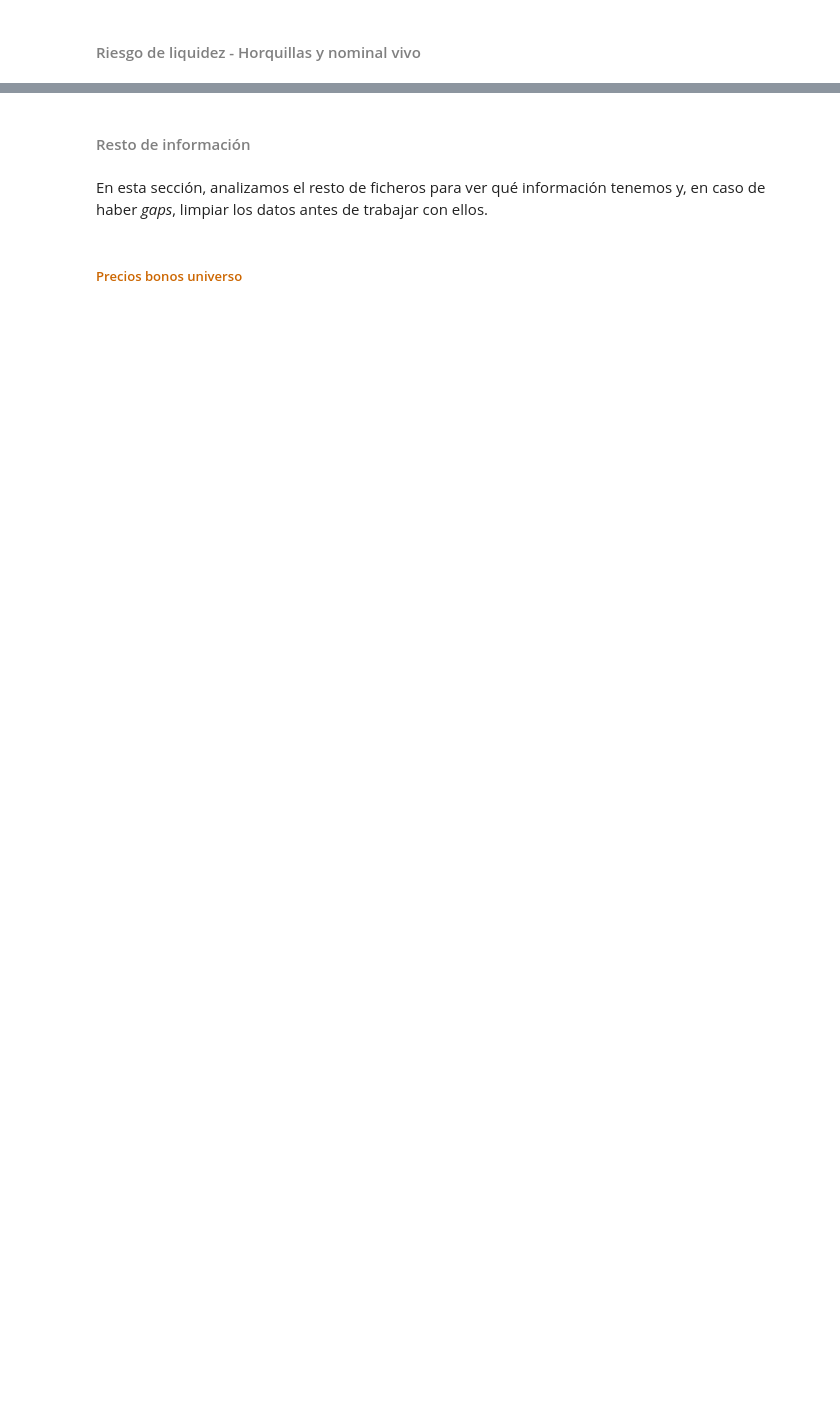
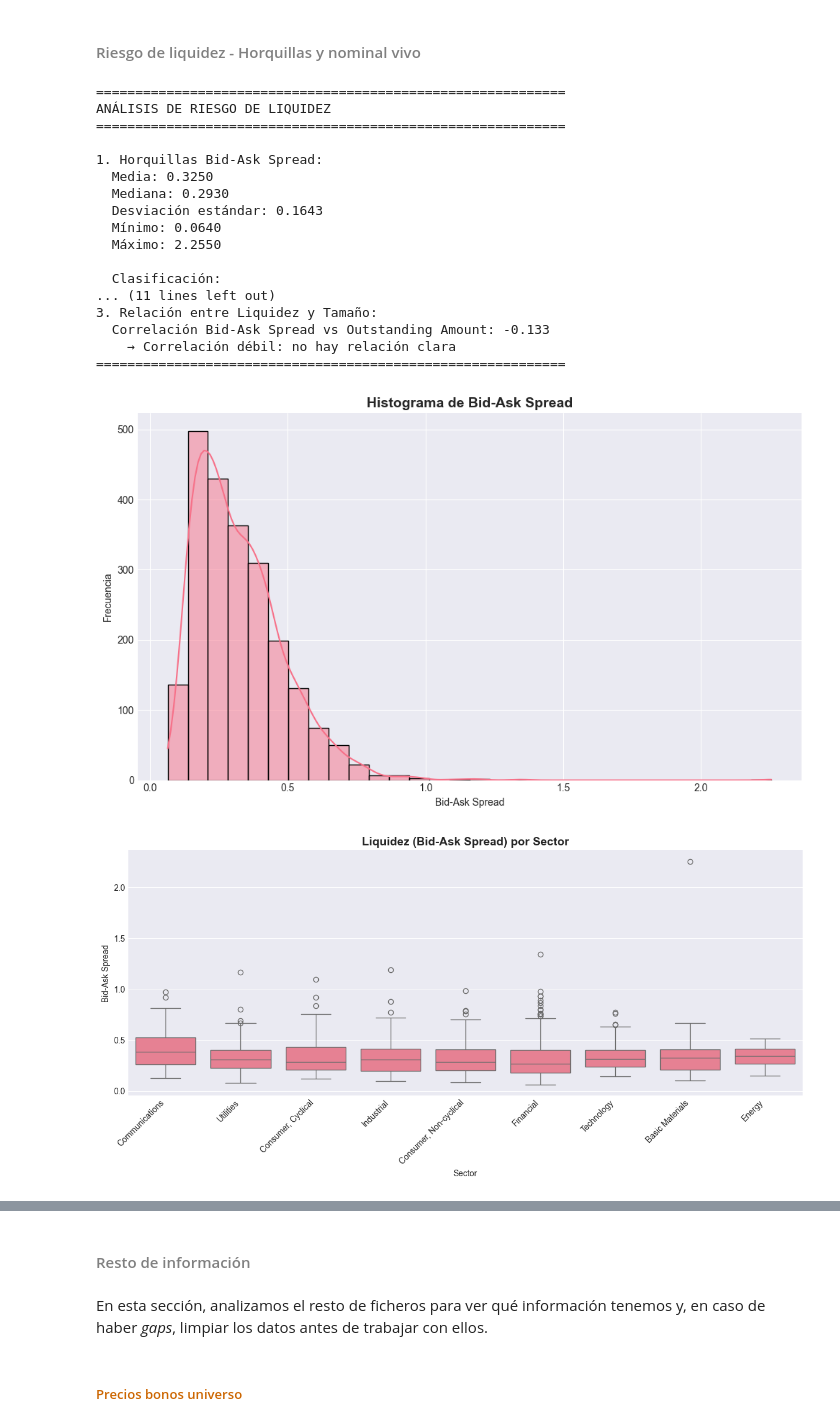
Before and after one commit to ALBERELVIS/Analisis-Cartera-De-Renta-Fija, a Jupyter notebook: src/TallerRF_AnálisisCartera_Enunciado.ipynb, the cells around one changed output, grey strips where cells are left out. Saved outputs shown, nothing was run; the diff lists cells and outputs as text; code cells hidden in the pictures; blank space fills up the shorter version.

```diff
--- a/src/TallerRF_AnálisisCartera_Enunciado.ipynb
+++ b/src/TallerRF_AnálisisCartera_Enunciado.ipynb
@@ -369,23 +456,54 @@ if 'ratings_distribution' in ratings_results:
 # %%
 # Análisis de Riesgo de Liquidez usando módulo analysis
 liquidity_results = analyze_liquidity(vivos, print_results=True)
 
 # Gráficos adicionales
+# Histograma de Bid-Ask Spread
+if 'Bid-Ask Spread' in vivos.columns:
+    plt.figure(figsize=(10, 6))
+    sns.histplot(vivos['Bid-Ask Spread'].dropna(), bins=30, kde=True)
+    plt.title('Histograma de Bid-Ask Spread', fontsize=14, fontweight='bold')
+    plt.xlabel('Bid-Ask Spread')
+    plt.ylabel('Frecuencia')
+    plt.tight_layout()
+    plt.show()
+
+# Histograma de Liquidez por Sector
 if 'Industry Sector' in vivos.columns and 'Bid-Ask Spread' in vivos.columns:
     plt.figure(figsize=(12, 6))
     sns.boxplot(x='Industry Sector', y='Bid-Ask Spread', data=vivos)
     plt.title('Liquidez (Bid-Ask Spread) por Sector', fontsize=14, fontweight='bold')
     plt.xlabel('Sector')
     plt.ylabel('Bid-Ask Spread')
     plt.xticks(rotation=45, ha='right')
     plt.tight_layout()
     plt.show()
 
 # Histograma de maturidades
 plt.figure(figsize=(10, 6))
 sns.histplot(vivos['Años a maturity'], bins=30, kde=True)
 plt.title('Histograma de Maturities', fontsize=14, fontweight='bold')
 plt.xlabel('Años a Maturity')
 plt.ylabel('Frecuencia')
 plt.tight_layout()
 plt.show()
+# %% [output]
+============================================================
+ANÁLISIS DE RIESGO DE LIQUIDEZ
+============================================================
+
+1. Horquillas Bid-Ask Spread:
+  Media: 0.3250
+  Mediana: 0.2930
+  Desviación estándar: 0.1643
+  Mínimo: 0.0640
+  Máximo: 2.2550
+
+  Clasificación:
+... (11 lines left out)
+3. Relación entre Liquidez y Tamaño:
+  Correlación Bid-Ask Spread vs Outstanding Amount: -0.133
+    → Correlación débil: no hay relación clara
+============================================================
+[figure, added]
+[figure, added]
```
Also changed, not shown: parts of 32 cells of this notebook, 4 other files.
